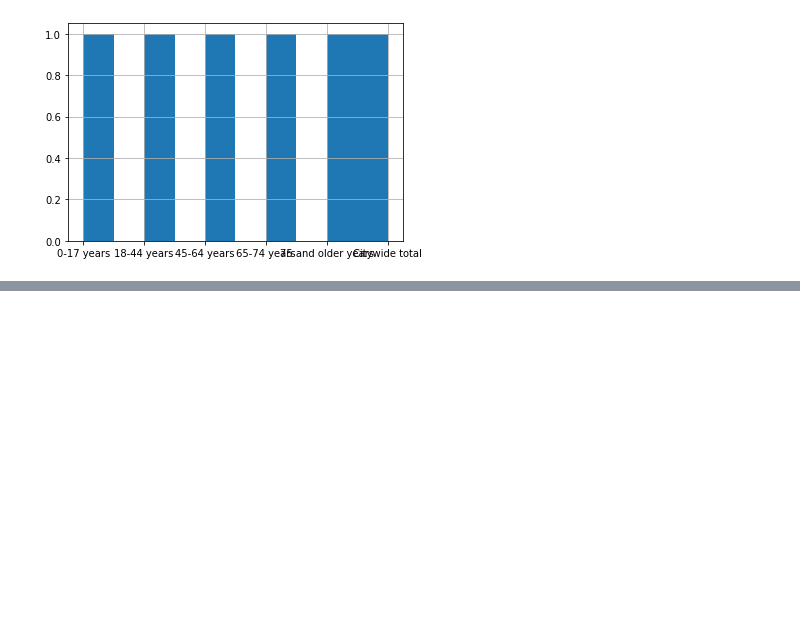
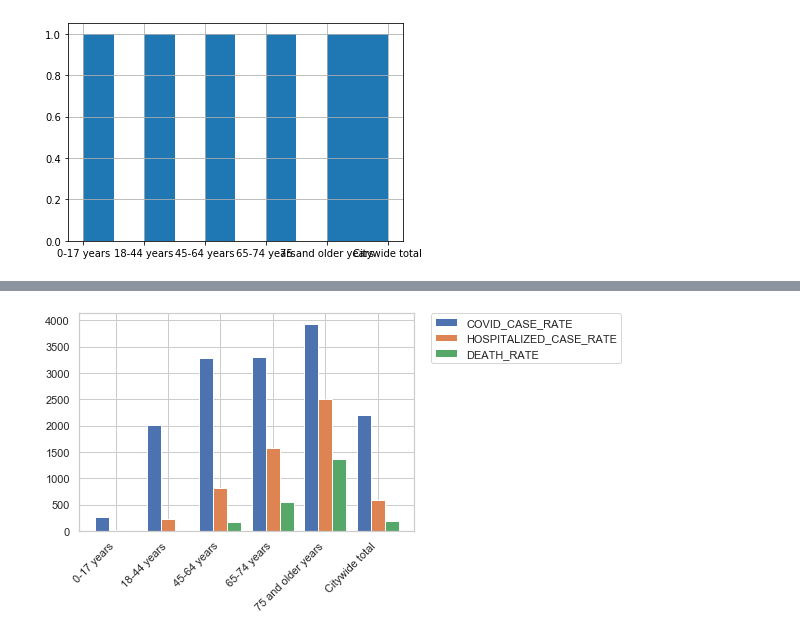
Before and after one commit to KruShahDS1/MEGACITY-NYC-COVID19-iMPACT, a Jupyter notebook: Data Visualization/NYC COVID-19.ipynb, the cells around one changed output, grey strips where cells are left out. Cells and saved outputs as stored; diff of their text form; code cells hidden in the pictures; blank space fills up the shorter version.

```diff
--- a/Data Visualization/NYC COVID-19.ipynb
+++ b/Data Visualization/NYC COVID-19.ipynb
@@ -131,0 +153,25 @@ SyntaxError: invalid syntax (<ipython-input-78-e77930cbf703>, line 3)
+# %%
+
+X = df2['AGE_GROUP']
+Y = df2['COVID_CASE_RATE']
+Z = df2['HOSPITALIZED_CASE_RATE']
+W = df2['DEATH_RATE']
+
+
+def subcategorybar(X, vals, width=0.8):
+    n = len(vals)
+    _X = np.arange(len(X))
+    for i in range(n):
+        plt.bar(_X - width/2. + i/float(n)*width, vals[i],
+                width=width/float(n), align="edge")
+
+
+    plt.xticks(rotation=45, ha='right')
+    plt.xticks(_X, X)
+
+subcategorybar(X, [Y,Z,W])
+plt.legend(['COVID_CASE_RATE', 'HOSPITALIZED_CASE_RATE', 'DEATH_RATE'],bbox_to_anchor=(1.05, 1), loc='upper left', borderaxespad=0.)
+
+plt.show()
+# %% [output]
+[figure, added]
```
Also changed, not shown: parts of 19 cells of this notebook.
